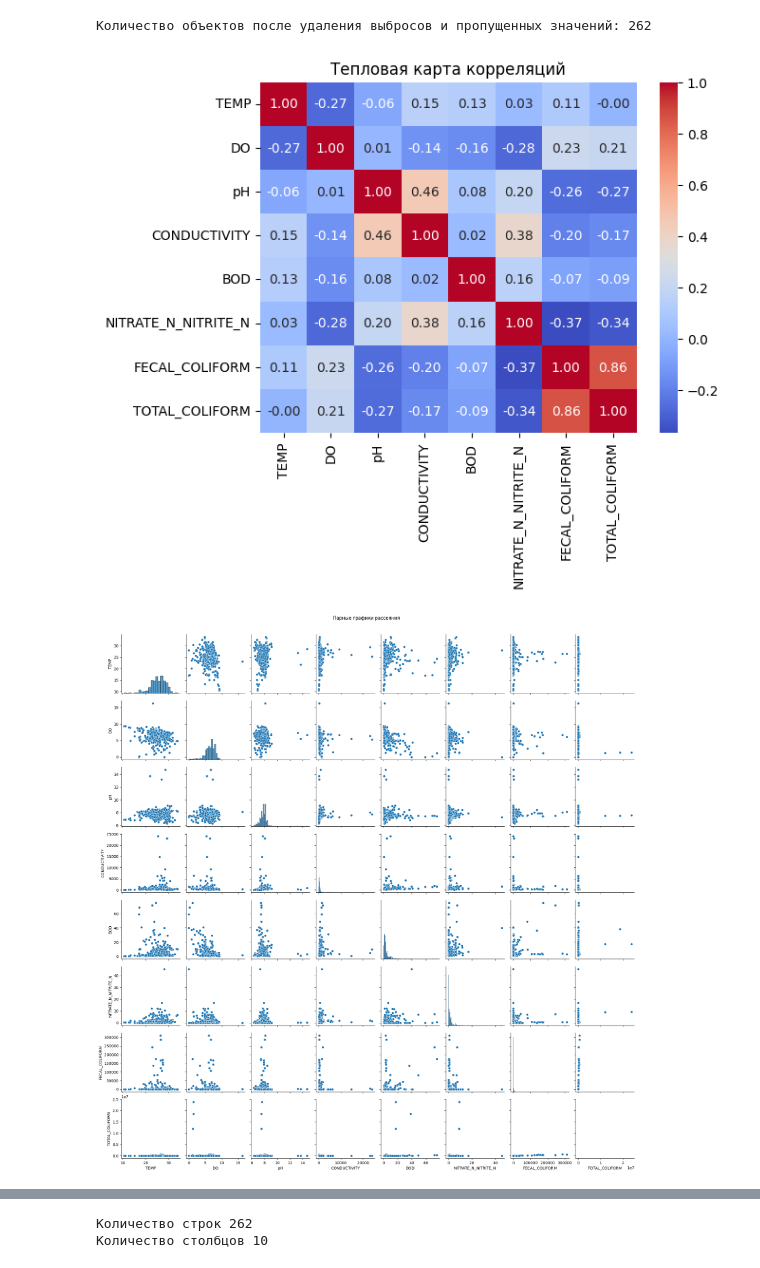
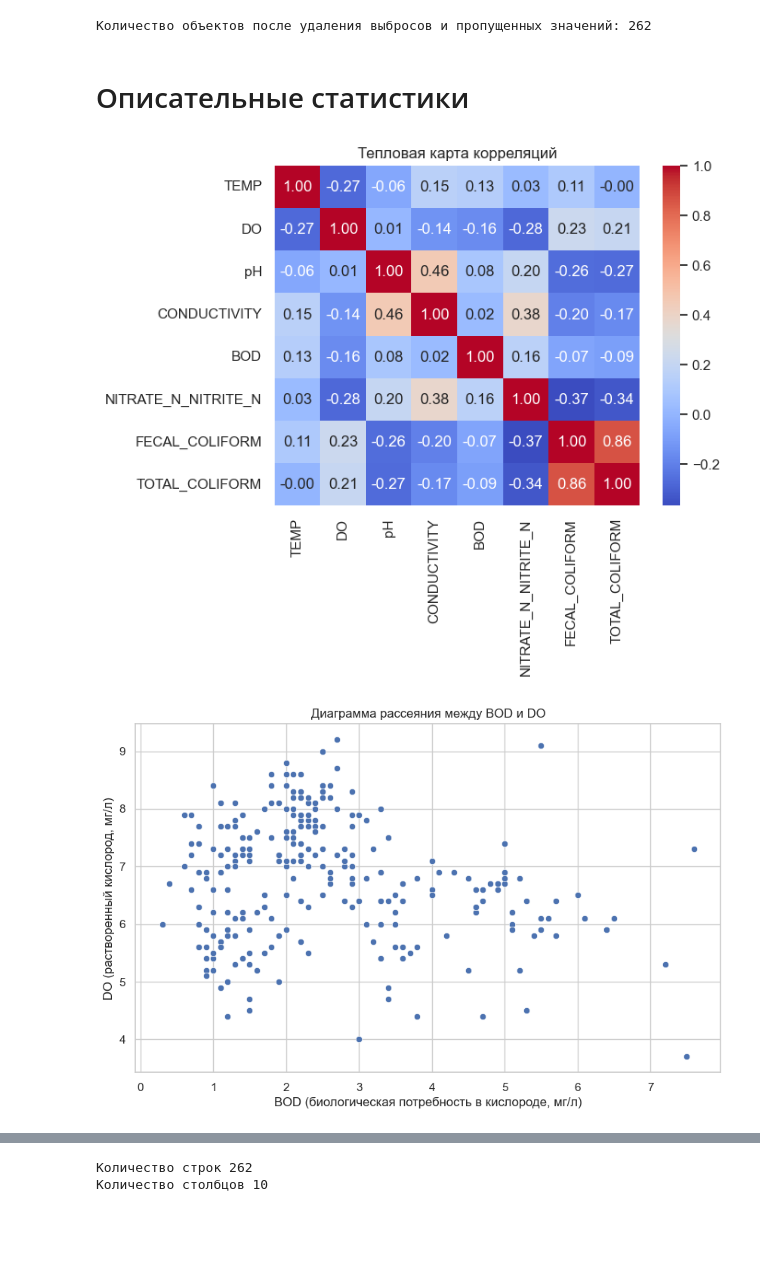
Before and after one commit to fecBll0e/WaterQuality, a Jupyter notebook: waterq.ipynb, the cells around one changed output, grey strips where cells are left out. Drawn from its saved outputs; the diff is of its cells as text; code cells hidden in the pictures; blank space fills up the shorter version.

```diff
--- a/waterq.ipynb
+++ b/waterq.ipynb
@@ -130,17 +270,23 @@ df_no_outliers = df_no_outliers.dropna()
 print(f"Количество объектов после удаления выбросов и пропущенных значений: {df_no_outliers.shape[0]}")
 # %% [output]
 Количество объектов после удаления выбросов и пропущенных значений: 262
+# %% [markdown]
+# Описательные статистики
 # %%
 # Тепловая карта для корреляционной матрицы
 correlation_matrix = df_no_outliers[['TEMP', 'DO', 'pH', 'CONDUCTIVITY', 'BOD', 'NITRATE_N_NITRITE_N', 'FECAL_COLIFORM', 'TOTAL_COLIFORM']].corr()
 sns.heatmap(correlation_matrix, annot=True, cmap="coolwarm", fmt=".2f")
 plt.title('Тепловая карта корреляций')
 plt.show()
 
-# Парные графики рассеяния
-sns.pairplot(df[['TEMP', 'DO', 'pH', 'CONDUCTIVITY', 'BOD', 'NITRATE_N_NITRITE_N', 'FECAL_COLIFORM', 'TOTAL_COLIFORM']])
-plt.suptitle('Парные графики рассеяния', y=1.02)
+# Выбор двух переменных для диаграммы рассеяния на основе интересных корреляций
+# В данном случае выберем BOD и DO для иллюстрации их взаимосвязи
+plt.figure(figsize=(10, 6))
+sns.scatterplot(x='BOD', y='DO', data=df)
+plt.title('Диаграмма рассеяния между BOD и DO')
+plt.xlabel('BOD (биологическая потребность в кислороде, мг/л)')
+plt.ylabel('DO (растворенный кислород, мг/л)')
 plt.show()
 # %% [output]
-[figure, old version]
+[figure, new version]
-[figure, old version]
+[figure, new version]
```
Also changed, not shown: parts of 26 cells of this notebook.
